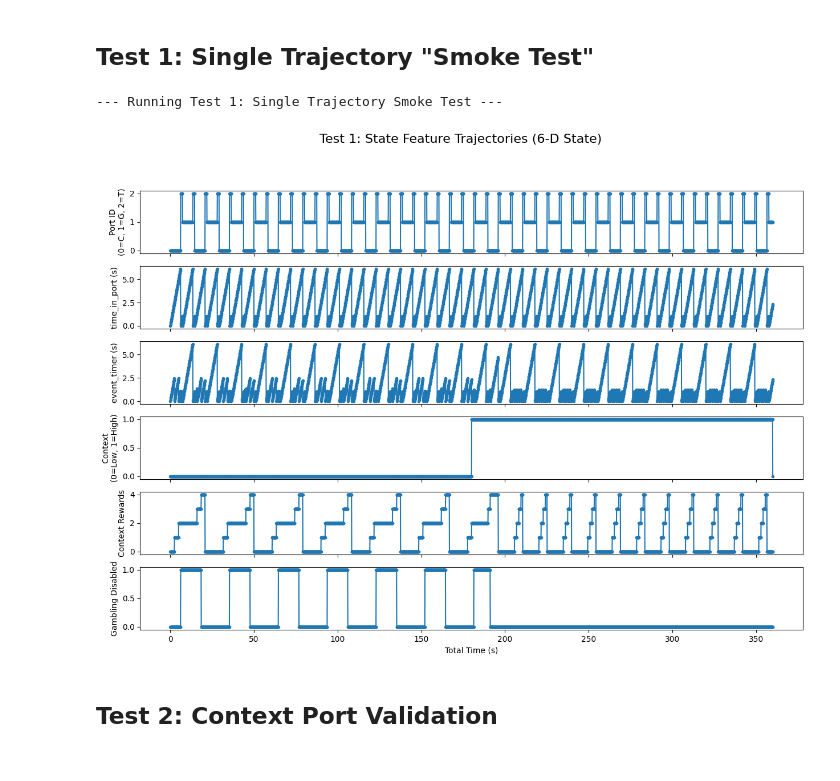
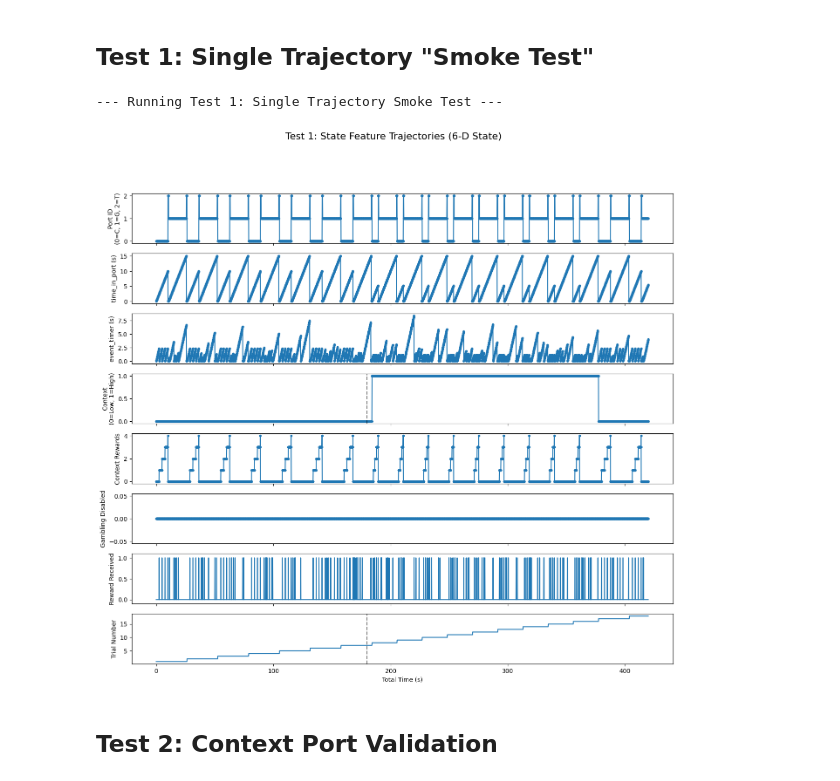
Before and after one commit to Szzzesan/reinforcement-learning-models, a Jupyter notebook: experiment.ipynb, the cells around one changed output. Cells and saved outputs as stored; diff of their text form; code cells hidden in the pictures.

Commit message:
Finetuned foraging environment for multi-reward patch leaving task through testing and iteration

```diff
--- a/experiment.ipynb
+++ b/experiment.ipynb
@@ -20,45 +20,60 @@ states = [observation]
 total_reward = 0
 is_terminal = False
 
+rewards_received = [0]
+trial_numbers = [1]
 # simple dummy policy: stay for 15 sec in any port then leave
-LEAVE_TIME = 6
+LEAVE_TIME = 15
 
 while not is_terminal:
     port_id, time_in_port, event_timer, context, rewards, disabled = observation
+    action = 0 # Default to stay
 
-    action = 0 # Default to stay
-    if port_id == env.CONTEXT_PORT and time_in_port > LEAVE_TIME:
+    if port_id == 2 and time_in_port >= env.travel_time:
+        action = 1
+    elif port_id == env.CONTEXT_PORT and rewards == env.context_rewards_max:
         action = 1 # Leave after finishing context
-    elif port_id == env.GAMBLING_PORT and time_in_port > LEAVE_TIME:
+    elif port_id == env.GAMBLING_PORT and time_in_port >= LEAVE_TIME:
         action = 1 # Leave gambling after 15s
 
     reward, observation, is_terminal = env.env_step(action)
     states.append(observation)
+    rewards_received.append(reward)
+    trial_numbers.append(env.env_message("get_trial_number"))
 
 states = np.array(states)
+rewards_received = np.array(rewards_received)
+trial_numbers = np.array(trial_numbers)
 
 # Plot the state features over time
-fig, axes = plt.subplots(6, 1, figsize=(15, 10), sharex=True)
+fig, axes = plt.subplots(8, 1, figsize=(16, 14), sharex=True)
 time_points = np.arange(states.shape[0]) * env.dt
 
 axes[0].plot(time_points, states[:, 0], '.-')
 axes[0].set_ylabel("Port ID\n(0=C, 1=G, 2=T)")
 axes[1].plot(time_points, states[:, 1], '.-')
 axes[1].set_ylabel("time_in_port (s)")
 axes[2].plot(time_points, states[:, 2], '.-')
 axes[2].set_ylabel("event_timer (s)")
 axes[3].plot(time_points, states[:, 3], '.-')
 axes[3].set_ylabel("Context\n(0=Low, 1=High)")
 axes[4].plot(time_points, states[:, 4], '.-')
 axes[4].set_ylabel("Context Rewards")
 axes[5].plot(time_points, states[:, 5], '.-')
 axes[5].set_ylabel("Gambling Disabled")
-axes[5].set_xlabel("Total Time (s)")
+axes[6].plot(time_points, rewards_received, '-')
+axes[6].set_ylabel("Reward Received")
+axes[6].set_ylim([-0.1, 1.1])
+axes[7].plot(time_points, trial_numbers, '-')
+axes[7].set_ylabel("Trial Number")
+axes[7].set_xlabel("Total Time (s)")
+axes[3].axvline(x=env.block_duration, color='k', linestyle='--', alpha=0.5)
+axes[7].axvline(x=env.block_duration, color='k', linestyle='--', alpha=0.5)
 fig.suptitle("Test 1: State Feature Trajectories (6-D State)", fontsize=16)
 plt.show()
 # %% [output]
 --- Running Test 1: Single Trajectory Smoke Test ---
-[figure, old version]
+[figure, new version]
 # %% [markdown]
 ## Test 2: Context Port Validation
 # %% [markdown]
```
Also changed, not shown: parts of 7 cells of this notebook, 1 other file.
